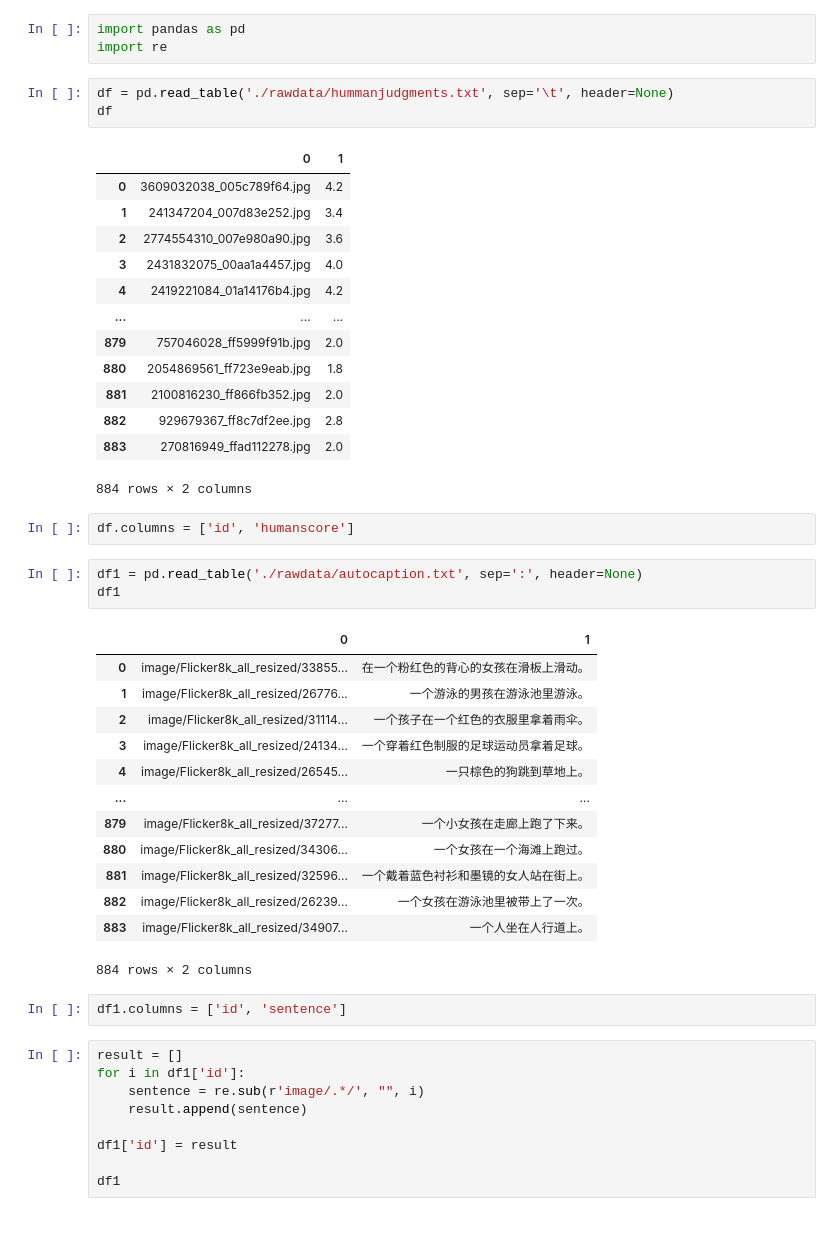
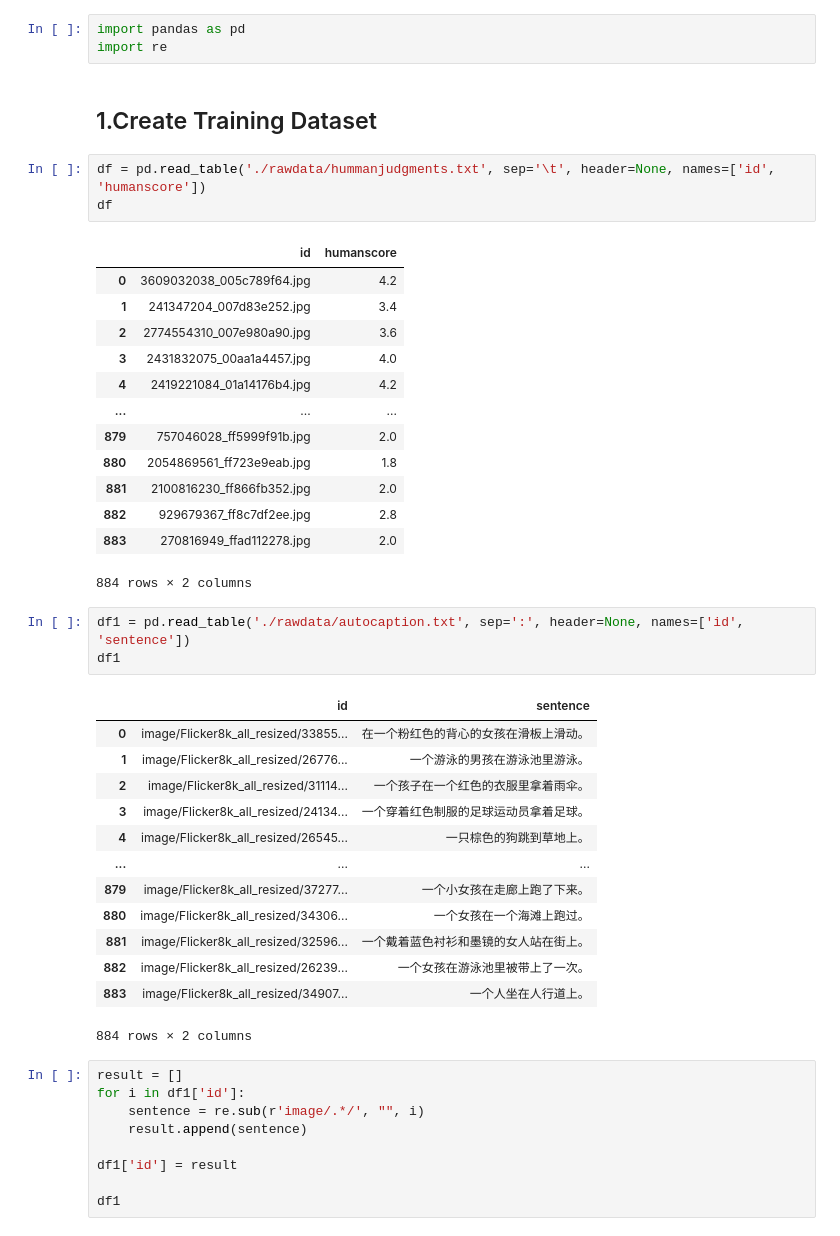
Before and after one commit to ChenyangZhou1994/Automatic-Metric-Algorithm, a Jupyter notebook: Pre-processing.ipynb, the cells around one changed output. Saved outputs shown, nothing was run; the diff lists cells and outputs as text.

```diff
--- a/Pre-processing.ipynb
+++ b/Pre-processing.ipynb
@@ -3,11 +3,13 @@
 # %%
 import pandas as pd
 import re
+# %% [markdown]
+## 1.Create Training Dataset
 # %%
-df = pd.read_table('./rawdata/hummanjudgments.txt', sep='\t', header=None)
+df = pd.read_table('./rawdata/hummanjudgments.txt', sep='\t', header=None, names=['id', 'humanscore'])
 df
 # %% [output]
-|  | 0 | 1 |
+|  | id | humanscore |
 | 0 | 3609032038_005c789f64.jpg | 4.2 |
 | 1 | 241347204_007d83e252.jpg | 3.4 |
 | 2 | 2774554310_007e980a90.jpg | 3.6 |
@@ -20,13 +22,11 @@ df
 | 882 | 929679367_ff8c7df2ee.jpg | 2.8 |
 | 883 | 270816949_ffad112278.jpg | 2.0 |
 884 rows × 2 columns
-# %%
-df.columns = ['id', 'humanscore']
 # %%
-df1 = pd.read_table('./rawdata/autocaption.txt', sep=':', header=None)
+df1 = pd.read_table('./rawdata/autocaption.txt', sep=':', header=None, names=['id', 'sentence'])
 df1
 # %% [output]
-|  | 0 | 1 |
+|  | id | sentence |
 | 0 | image/Flicker8k_all_resized/33855... | 在一个粉红色的背心的女孩在滑板上滑动。 |
 | 1 | image/Flicker8k_all_resized/26776... | 一个游泳的男孩在游泳池里游泳。 |
 | 2 | image/Flicker8k_all_resized/31114... | 一个孩子在一个红色的衣服里拿着雨伞。 |
@@ -39,8 +39,6 @@ df1
 | 882 | image/Flicker8k_all_resized/26239... | 一个女孩在游泳池里被带上了一次。 |
 | 883 | image/Flicker8k_all_resized/34907... | 一个人坐在人行道上。 |
 884 rows × 2 columns
-# %%
-df1.columns = ['id', 'sentence']
 # %%
 result = []
 for i in df1['id']:
```
Also changed, not shown: parts of 16 cells of this notebook.
